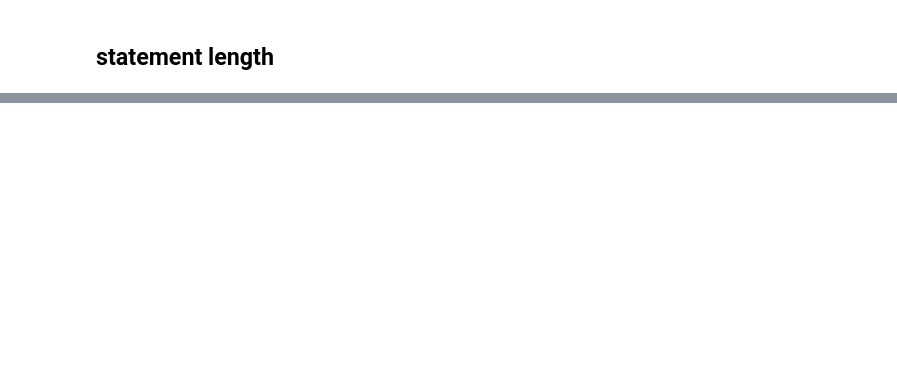
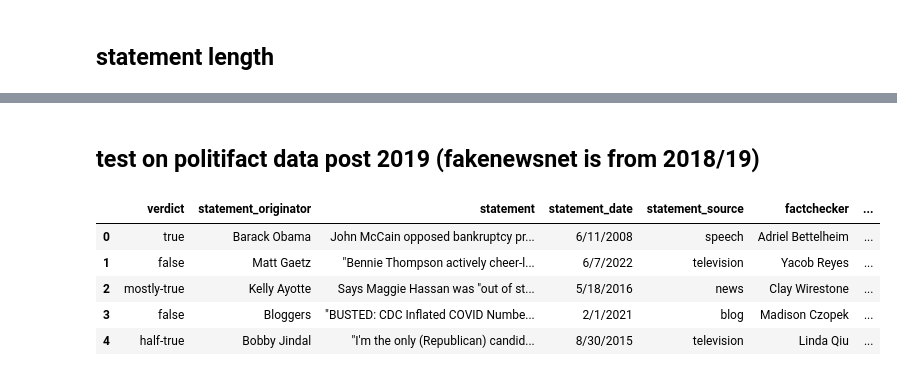
Before and after one commit to kbank1/fake_news, a Jupyter notebook: notebooks/notebook_KB.ipynb, the cells around one changed output, grey strips where cells are left out. Saved outputs shown, nothing was run; the diff lists cells and outputs as text; code cells hidden in the pictures; blank space fills up the shorter version.

```diff
--- a/notebooks/notebook_KB.ipynb
+++ b/notebooks/notebook_KB.ipynb
@@ -403,0 +634,13 @@ Name: nwords, dtype: int64
+# %% [markdown]
+## test on politifact data post 2019 (fakenewsnet is from 2018/19)
+# %%
+politifact=pd.read_json("/home/kathrin/code/kbank1/fake_news/raw_data/politifact/politifact_factcheck_data.json", lines=True)
+
+politifact.head()
+# %% [output]
+|  | verdict | statement_originator | statement | statement_date | statement_source | factchecker | ... |
+| 0 | true | Barack Obama | John McCain opposed bankruptcy pr... | 6/11/2008 | speech | Adriel Bettelheim | ... |
+| 1 | false | Matt Gaetz | "Bennie Thompson actively cheer-l... | 6/7/2022 | television | Yacob Reyes | ... |
+| 2 | mostly-true | Kelly Ayotte | Says Maggie Hassan was "out of st... | 5/18/2016 | news | Clay Wirestone | ... |
+| 3 | false | Bloggers | "BUSTED: CDC Inflated COVID Numbe... | 2/1/2021 | blog | Madison Czopek | ... |
+| 4 | half-true | Bobby Jindal | "I'm the only (Republican) candid... | 8/30/2015 | television | Linda Qiu | ... |
```
Also changed, not shown: parts of 75 cells of this notebook.
